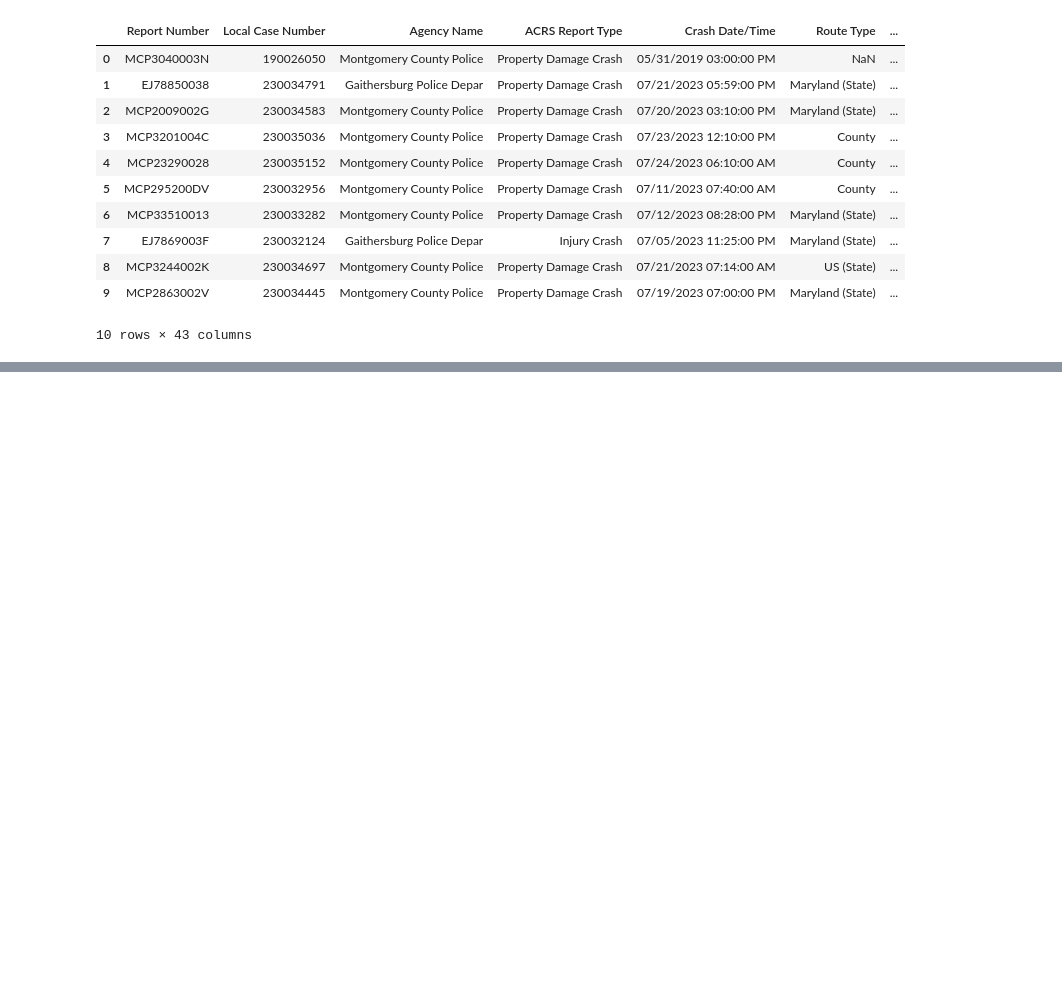
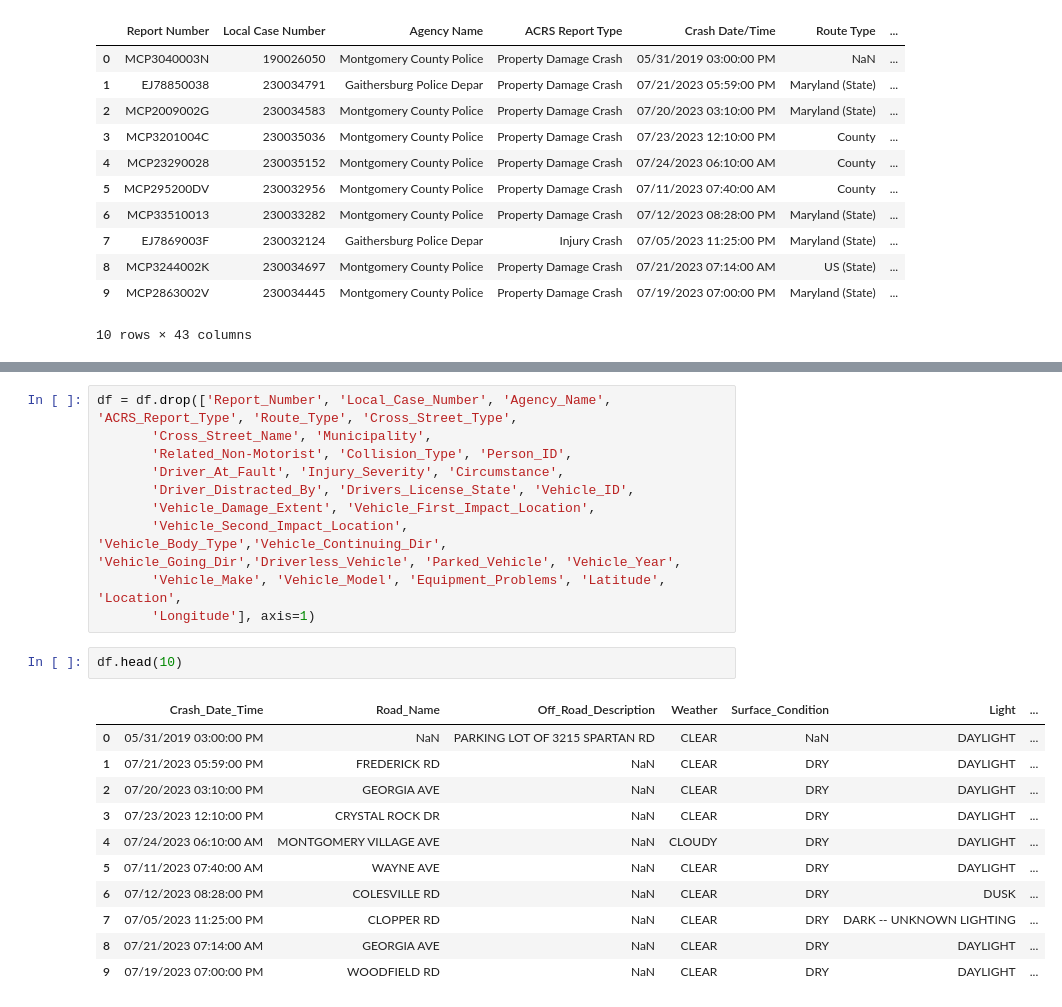
Before and after one commit to MrBinit/Supervised-Learning, a Jupyter notebook: logistic regression/a.ipynb, the cells around one changed output, grey strips where cells are left out. Saved outputs shown, nothing was run; the diff lists cells and outputs as text; blank space fills up the shorter version.

```diff
--- a/logistic regression/a.ipynb
+++ b/logistic regression/a.ipynb
@@ -38,0 +95,24 @@ df.head(10)
+# %%
+df = df.drop(['Report_Number', 'Local_Case_Number', 'Agency_Name', 'ACRS_Report_Type', 'Route_Type', 'Cross_Street_Type',
+       'Cross_Street_Name', 'Municipality',
+       'Related_Non-Motorist', 'Collision_Type', 'Person_ID',
+       'Driver_At_Fault', 'Injury_Severity', 'Circumstance',
+       'Driver_Distracted_By', 'Drivers_License_State', 'Vehicle_ID',
+       'Vehicle_Damage_Extent', 'Vehicle_First_Impact_Location',
+       'Vehicle_Second_Impact_Location', 'Vehicle_Body_Type','Vehicle_Continuing_Dir', 'Vehicle_Going_Dir','Driverless_Vehicle', 'Parked_Vehicle', 'Vehicle_Year',
+       'Vehicle_Make', 'Vehicle_Model', 'Equipment_Problems', 'Latitude', 'Location',
+       'Longitude'], axis=1)
+# %%
+df.head(10)
+# %% [output]
+|  | Crash_Date_Time | Road_Name | Off_Road_Description | Weather | Surface_Condition | Light | ... |
+| 0 | 05/31/2019 03:00:00 PM | NaN | PARKING LOT OF 3215 SPARTAN RD | CLEAR | NaN | DAYLIGHT | ... |
+| 1 | 07/21/2023 05:59:00 PM | FREDERICK RD | NaN | CLEAR | DRY | DAYLIGHT | ... |
+| 2 | 07/20/2023 03:10:00 PM | GEORGIA AVE | NaN | CLEAR | DRY | DAYLIGHT | ... |
+| 3 | 07/23/2023 12:10:00 PM | CRYSTAL ROCK DR | NaN | CLEAR | DRY | DAYLIGHT | ... |
+| 4 | 07/24/2023 06:10:00 AM | MONTGOMERY VILLAGE AVE | NaN | CLOUDY | DRY | DAYLIGHT | ... |
+| 5 | 07/11/2023 07:40:00 AM | WAYNE AVE | NaN | CLEAR | DRY | DAYLIGHT | ... |
+| 6 | 07/12/2023 08:28:00 PM | COLESVILLE RD | NaN | CLEAR | DRY | DUSK | ... |
+| 7 | 07/05/2023 11:25:00 PM | CLOPPER RD | NaN | CLEAR | DRY | DARK -- UNKNOWN LIGHTING | ... |
+| 8 | 07/21/2023 07:14:00 AM | GEORGIA AVE | NaN | CLEAR | DRY | DAYLIGHT | ... |
+| 9 | 07/19/2023 07:00:00 PM | WOODFIELD RD | NaN | CLEAR | DRY | DAYLIGHT | ... |
```
Also changed, not shown: parts of 9 cells of this notebook, 1 other file.
